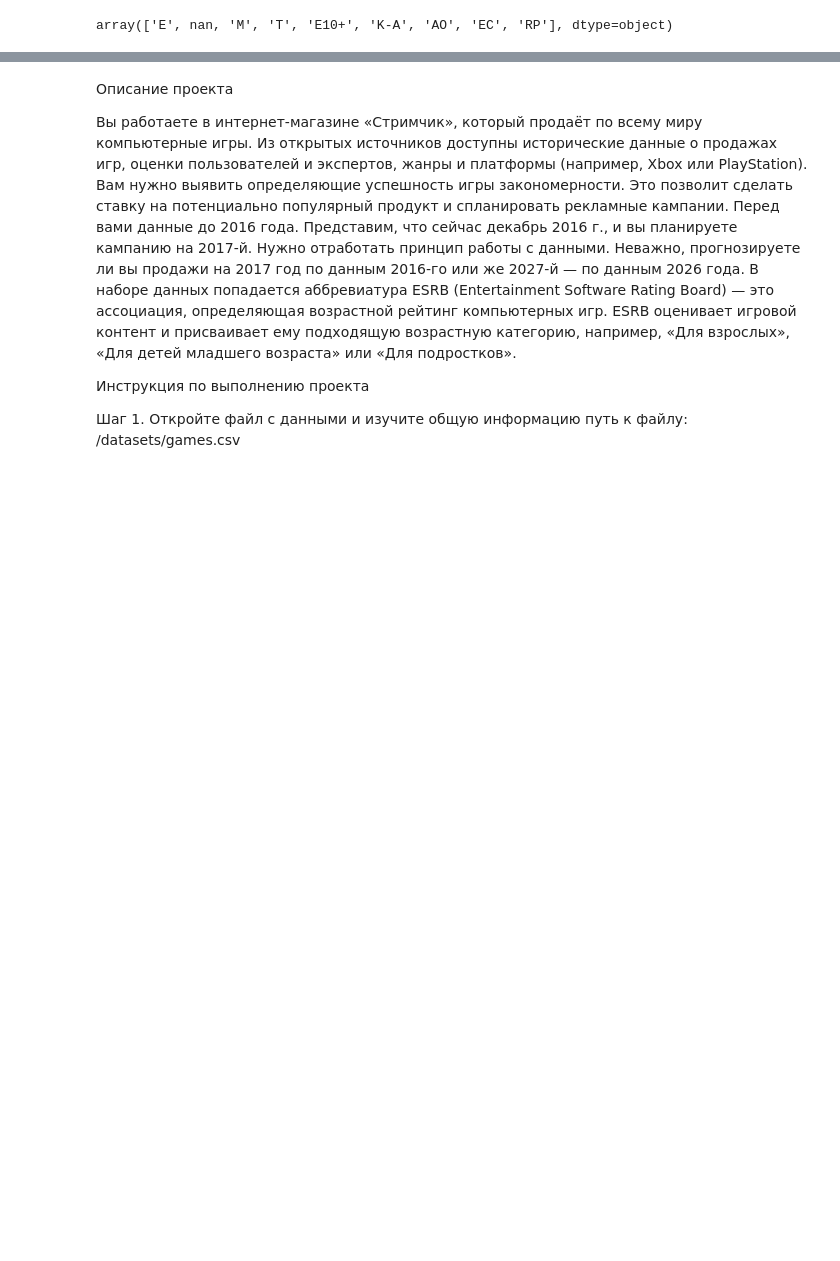
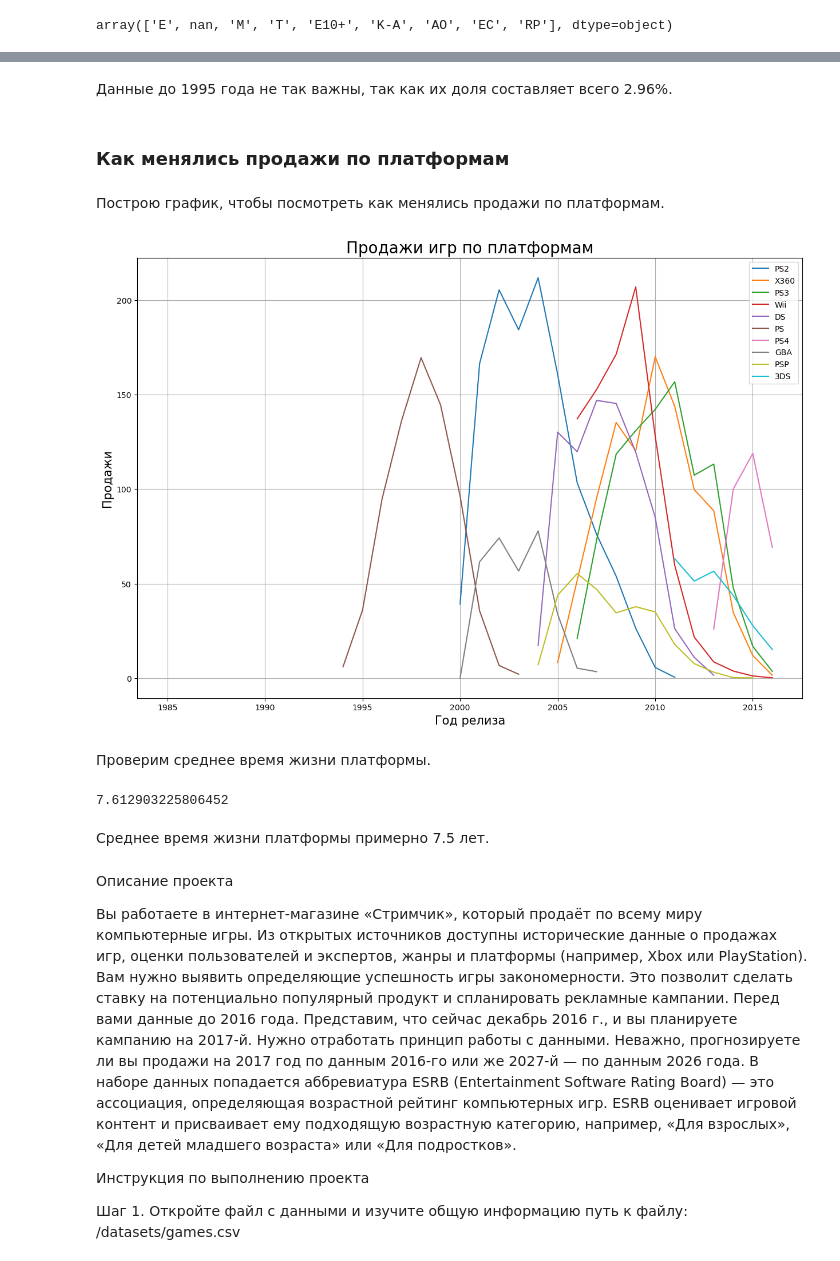
Before and after one commit to sudobooo/games_project, a Jupyter notebook: games_project.ipynb, the cells around one changed output, grey strips where cells are left out. Drawn from its saved outputs; the diff is of its cells as text; code cells hidden in the pictures; blank space fills up the shorter version.

```diff
--- a/games_project.ipynb
+++ b/games_project.ipynb
@@ -305,0 +271,2 @@ data['user_score'] = data['user_score'] * 10
+# %%
+data.loc[without_rating_and_sales_in_na.index, 'rating'] = 'unknown'
@@ -328,3 +479,40 @@ data['user_score'] = data['user_score'].fillna(data.groupby('name')['user_score'
+# %% [markdown]
+Данные до 1995 года не так важны, так как их доля составляет всего 2.96%.
+# %% [markdown]
+### Как менялись продажи по платформам
+# %% [markdown]
+Построю график, чтобы посмотреть как менялись продажи по платформам.
+# %%
+# Select top platforms by total sales
+top_platforms = data.groupby('platform')['total_sales'].sum().nlargest(10).index
+platforms_sales = data.pivot_table(index='year_of_release', columns='platform', values='total_sales', aggfunc='sum')
+
+# Filter the data to include only top platforms
+filtered_sales = platforms_sales[top_platforms]
+
+# Plot line graph
+plt.figure(figsize=(15, 10))
+for platform in top_platforms:
+    plt.plot(filtered_sales.index, filtered_sales[platform], label=platform)
+
+plt.title('Продажи игр по платформам', fontsize=20)
+plt.xlabel('Год релиза', fontsize=15)
+plt.ylabel('Продажи', fontsize=15)
+plt.grid()
+plt.legend()
+plt.show()
+# %% [output]
+[figure, added]
+# %% [markdown]
+Проверим среднее время жизни платформы.
+# %%
+platforms_lifespan = data.groupby('platform')['year_of_release'].agg(['min', 'max'])
+platforms_lifespan['lifespan'] = platforms_lifespan['max'] - platforms_lifespan['min']
+platforms_lifespan['lifespan'].mean()
+# %% [output]
+7.612903225806452
+# %% [markdown]
+Среднее время жизни платформы примерно 7.5 лет.
 # %% [markdown]
 Описание проекта
 
```
Also changed, not shown: parts of 98 cells of this notebook.
